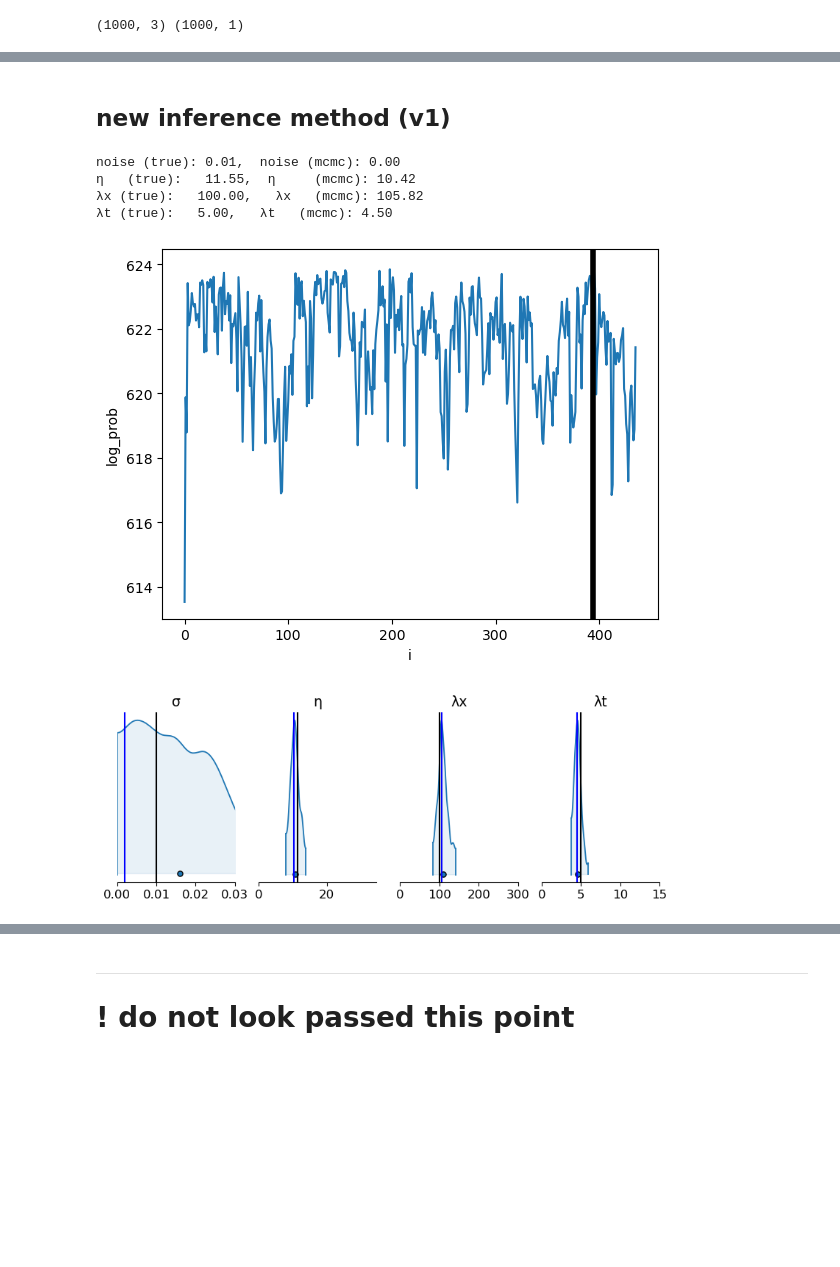
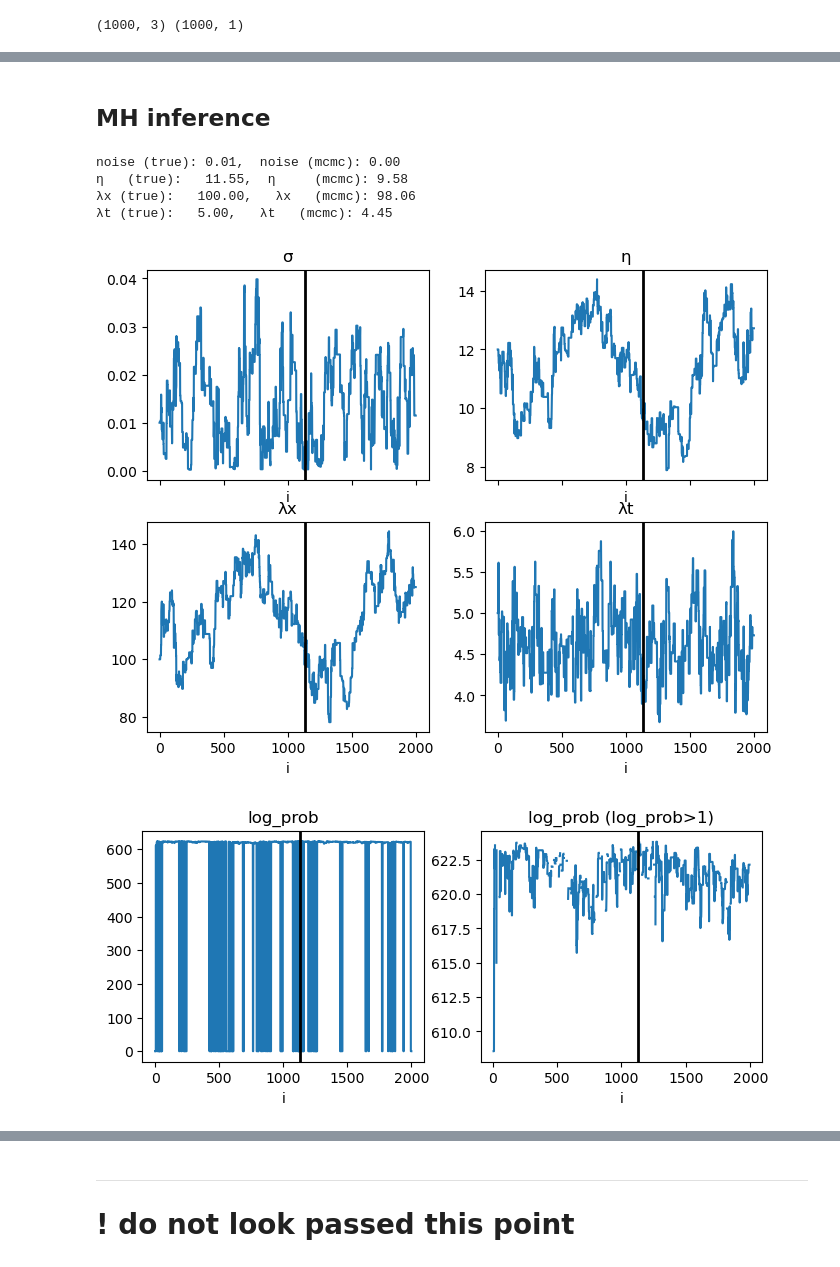
Before and after one commit to ahmaddroobi99/nwa, a Jupyter notebook: stats/drifter_3D_inference.ipynb, the cells around one changed output, grey strips where cells are left out. Cells and saved outputs as stored; diff of their text form; code cells hidden in the pictures; blank space fills up the shorter version.

Commit message:
emcee MH inference iteration

```diff
--- a/stats/drifter_3D_inference.ipynb
+++ b/stats/drifter_3D_inference.ipynb
@@ -663,13 +597,9 @@ def inference0():
 
     return ds
 # %%
-# v1 of inference
+# MH of inference
 
-# what is the prior distribution?
-# what is the posterior distribution? right now: discard rejected samples and estimate from remaining ones
-
-#n_mcmc = int(2e3)
-def inference1(
+def inference_MH(
         n_mcmc = int(2e3),
     ):
 
@@ -764,14 +694,14 @@ def inference1(
     accepted_fraction = float(ds["accept"].mean())
 
     # keep only accepted samples
-    ds = ds.where(ds.accept==1, drop=True)
+    #ds = ds.where(ds.accept==1, drop=True)
 
     # MAP
     i_map = int(ds["log_prob"].argmax())
     ds["MAP"] = ds["samples"].isel(i=i_map)
 
     ds.attrs["accepted_fraction"] = accepted_fraction
-    ds.attrs["inference"] = "v1"
+    ds.attrs["inference"] = "MH"
     ds.attrs["i_MAP"] = i_map
 
     return ds
@@ -828,7 +758,26 @@ def plot_inference(ds):
                         plot_datapoints=True,
                         quantiles=[0.16, 0.5, 0.84])
 
-def plot_logprob(ds):
-    fig, ax = plt.subplots(1,1)
+def traceplots(ds):
+
+    fig, axes = plt.subplots(2,2, sharex=True, figsize=(8,6))
+
+    for v, ax in zip(ds["parameter"], axes.flatten()[:ds.parameter.size]):
+        ds.samples.sel(parameter=v).plot(ax=ax)
+        ax.axvline(ds.attrs["i_MAP"], color="k", lw=2)
+        ax.set_title(v.values)
+        ax.set_ylabel("")
+        #print(v.values)
+
+    fig, axes = plt.subplots(1,2, figsize=(8,3))
+    ax = axes[0]
     ds["log_prob"].plot(ax=ax)
-    ax.axvline(ds.attrs["i_MAP"], color="k", lw=4)
+    ax.axvline(ds.attrs["i_MAP"], color="k", lw=2)
+    ax.set_ylabel("")
+    ax.set_title("log_prob")
+    ax = axes[1]
+    da = ds["log_prob"].where(ds["log_prob"]>1)
+    da.plot(ax=ax)
+    ax.axvline(ds.attrs["i_MAP"], color="k", lw=2)
+    ax.set_ylabel("")
+    ax.set_title("log_prob (log_prob>1)")
@@ -862,13 +792,15 @@ WARNING:root:Too few points to create valid contours
 # %% [markdown]
-## new inference method (v1)
+## MH inference
+# %%
+ds1 = inference_MH()
 # %%
 print_MAP(ds1)
-plot_logprob(ds1)
+traceplots(ds1)
 plot_inference(ds1)
 # %% [output]
 noise (true): 0.01,  noise (mcmc): 0.00
-η   (true):   11.55,  η     (mcmc): 10.42
-λx (true):   100.00,   λx   (mcmc): 105.82
-λt (true):   5.00,   λt   (mcmc): 4.50
+η   (true):   11.55,  η     (mcmc): 9.58
+λx (true):   100.00,   λx   (mcmc): 98.06
+λt (true):   5.00,   λt   (mcmc): 4.45
-[figure, old version]
+[figure, new version]
-[figure, old version]
+[figure, new version]
```
Also changed, not shown: parts of 11 cells of this notebook, 1 other file.
